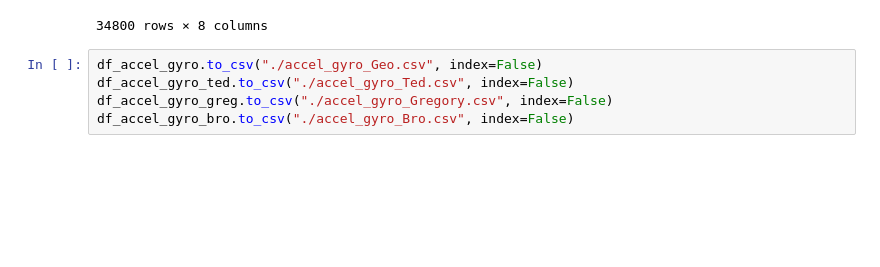
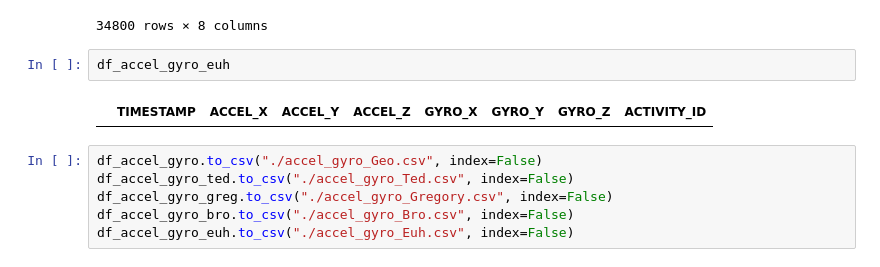
Before and after one commit to giorgosVardakas/Positional-Signal-Processing, a Jupyter notebook: Data/George_Vardakas/Data Parser.ipynb, the cells around one changed output. Cells and saved outputs as stored; diff of their text form; blank space fills up the shorter version.

```diff
--- a/Data/George_Vardakas/Data Parser.ipynb
+++ b/Data/George_Vardakas/Data Parser.ipynb
@@ -164,8 +174,13 @@ df_accel_gyro_bro
 | 34798 | 2021-01-27 22:59:23.671 | -9.233520 | -1.977671 | 2.330826 | -0.013848 | 0.000000 | -0.010653 | 103 |
 | 34799 | 2021-01-27 22:59:23.771 | -9.207183 | -2.103370 | 2.382303 | -0.013848 | 0.000000 | -0.010653 | 103 |
 34800 rows × 8 columns
+# %%
+df_accel_gyro_euh
+# %% [output]
+|  | TIMESTAMP | ACCEL_X | ACCEL_Y | ACCEL_Z | GYRO_X | GYRO_Y | GYRO_Z | ACTIVITY_ID |
 # %%
 df_accel_gyro.to_csv("./accel_gyro_Geo.csv", index=False)
 df_accel_gyro_ted.to_csv("./accel_gyro_Ted.csv", index=False)
 df_accel_gyro_greg.to_csv("./accel_gyro_Gregory.csv", index=False)
 df_accel_gyro_bro.to_csv("./accel_gyro_Bro.csv", index=False)
+df_accel_gyro_euh.to_csv("./accel_gyro_Euh.csv", index=False)
```
Also changed, not shown: parts of 3 cells of this notebook, 14 other files.
